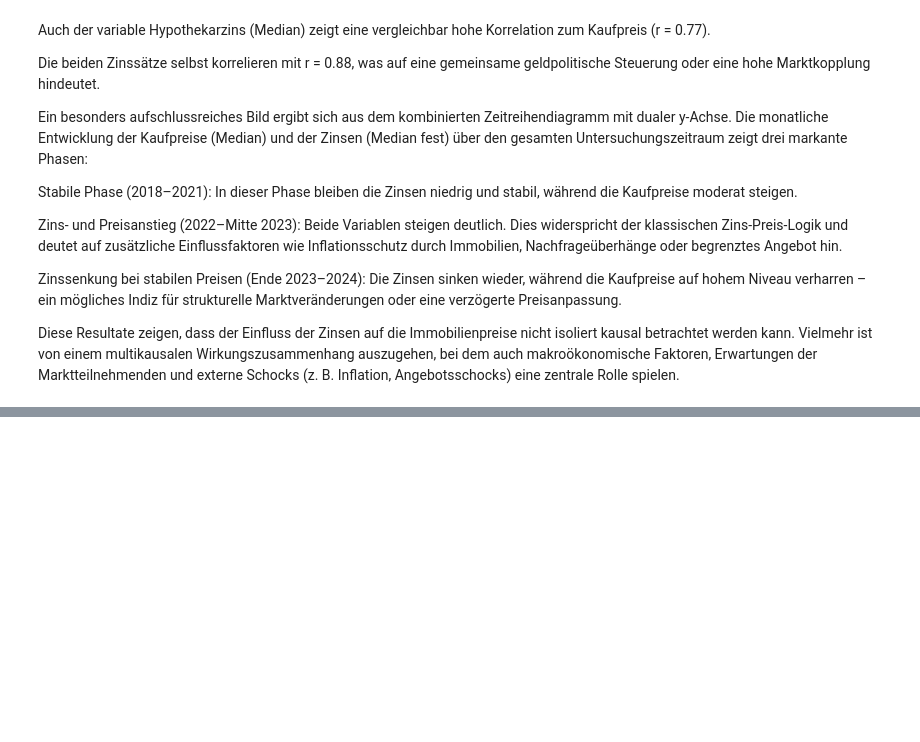
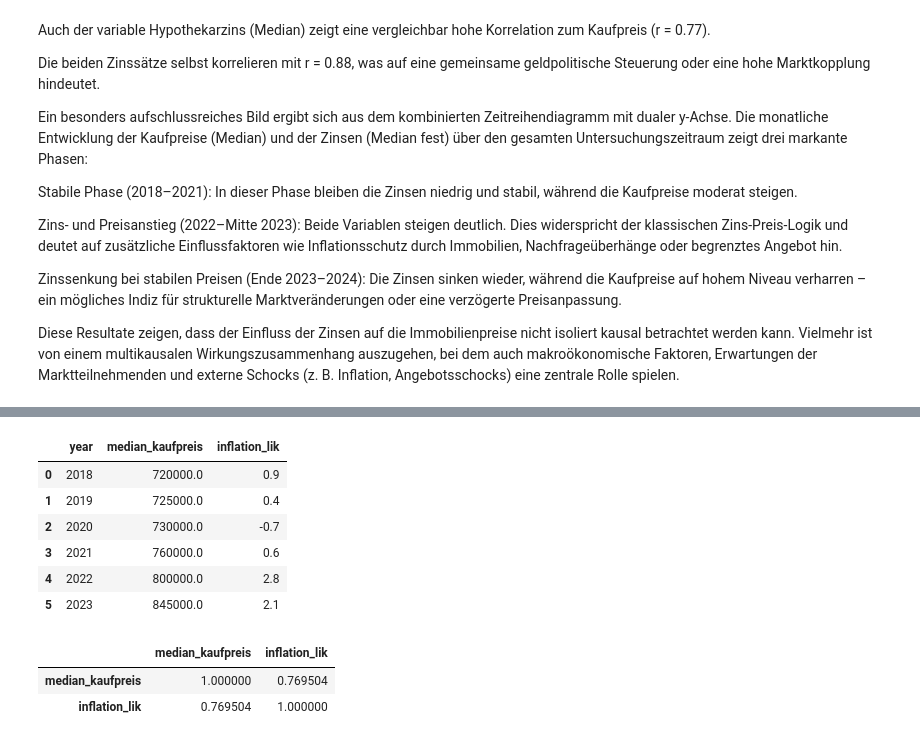
Before and after one commit to noeChicharro/Einfluss_von_Inflation_und_Zinsen_auf_den_Immobilienmark, a Jupyter notebook: src/antonio_jupyter_notebooks/Datenanalyse_Kapitel_4_5.ipynb, the cells around one changed output, grey strips where cells are left out. Cells and saved outputs as stored; diff of their text form; code cells hidden in the pictures; blank space fills up the shorter version.

```diff
--- a/src/antonio_jupyter_notebooks/Datenanalyse_Kapitel_4_5.ipynb
+++ b/src/antonio_jupyter_notebooks/Datenanalyse_Kapitel_4_5.ipynb
@@ -544,0 +560,25 @@ Ziel ist es, mögliche längerfristige Zusammenhänge zwischen der allgemeinen P
+# %%
+# Nur relevante Spalten aus df_inflation auswählen
+df_lik = df_inflation[['jahr', 'lik']].rename(columns={'jahr': 'year', 'lik': 'inflation_lik'})
+
+# Merge mit den Median-Kaufpreisen
+df_merge_inflation = pd.merge(yearly_prices, df_lik, on='year', how='left')
+
+# Ausgabe prüfen
+display(df_merge_inflation)
+# %% [output]
+|  | year | median_kaufpreis | inflation_lik |
+| 0 | 2018 | 720000.0 | 0.9 |
+| 1 | 2019 | 725000.0 | 0.4 |
+| 2 | 2020 | 730000.0 | -0.7 |
+| 3 | 2021 | 760000.0 | 0.6 |
+| 4 | 2022 | 800000.0 | 2.8 |
+| 5 | 2023 | 845000.0 | 2.1 |
+# %%
+# Korrelation zwischen Kaufpreis und Inflation (LIK)
+correlation = df_merge_inflation[['median_kaufpreis', 'inflation_lik']].corr(method='pearson')
+display(correlation)
+# %% [output]
+|  | median_kaufpreis | inflation_lik |
+| median_kaufpreis | 1.000000 | 0.769504 |
+| inflation_lik | 0.769504 | 1.000000 |
```
Also changed, not shown: parts of 6 cells of this notebook, 1 other file.
